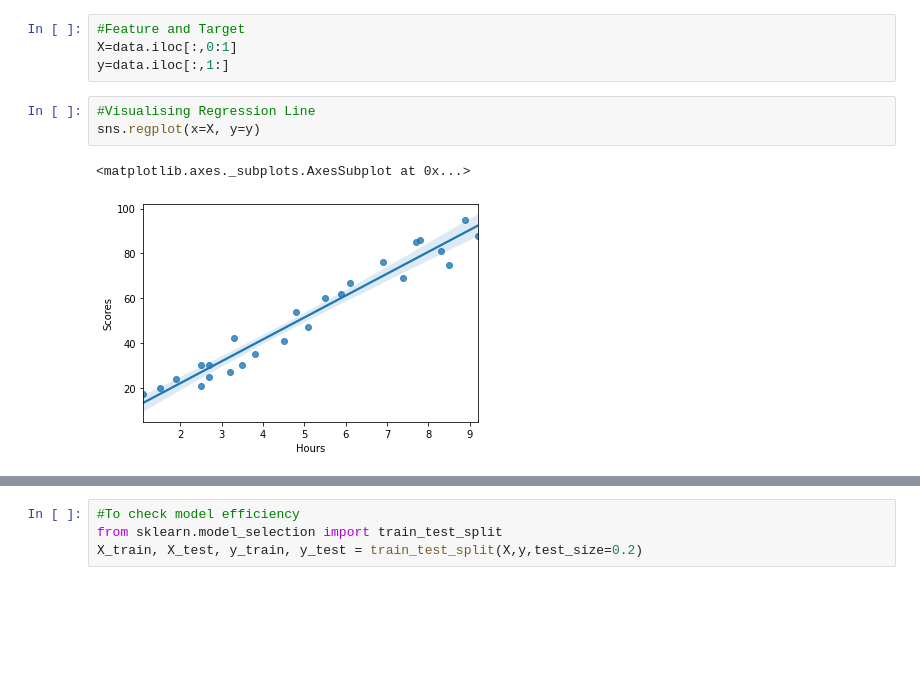
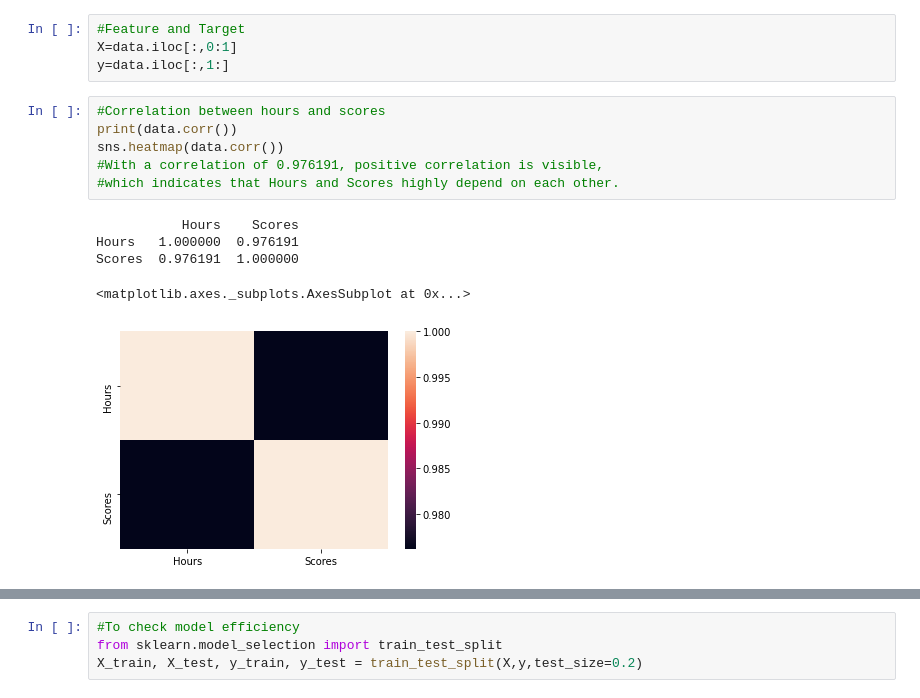
Before and after one commit to harshva89/SparkIntern_Task1, a Jupyter notebook: Spark_Task1.ipynb, the cells around one changed output, grey strips where cells are left out. Drawn from its saved outputs; the diff is of its cells as text; blank space fills up the shorter version.

```diff
--- a/Spark_Task1.ipynb
+++ b/Spark_Task1.ipynb
@@ -27,9 +27,15 @@ data.head()
 #Feature and Target
 X=data.iloc[:,0:1]
 y=data.iloc[:,1:]
-# %%
-#Visualising Regression Line
-sns.regplot(x=X, y=y)
-# %% [output]
-<matplotlib.axes._subplots.AxesSubplot at 0x...>
-[figure, removed]
+# %%
+#Correlation between hours and scores
+print(data.corr())
+sns.heatmap(data.corr())
+#With a correlation of 0.976191, positive correlation is visible,
+#which indicates that Hours and Scores highly depend on each other.
+# %% [output]
+           Hours    Scores
+Hours   1.000000  0.976191
+Scores  0.976191  1.000000
+<matplotlib.axes._subplots.AxesSubplot at 0x...>
+[figure, added]
```
Also changed, not shown: parts of 5 cells of this notebook.
